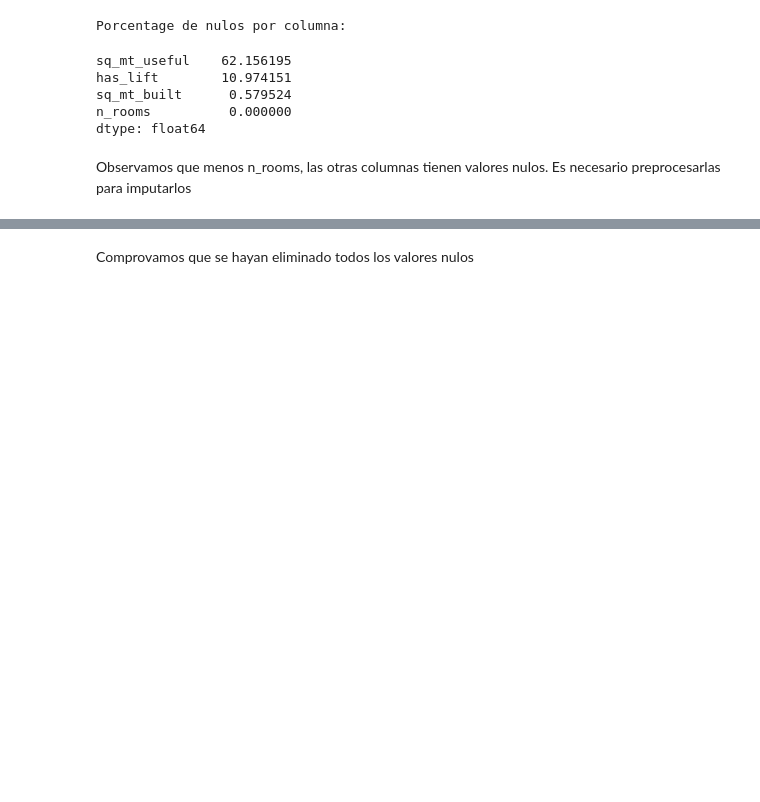
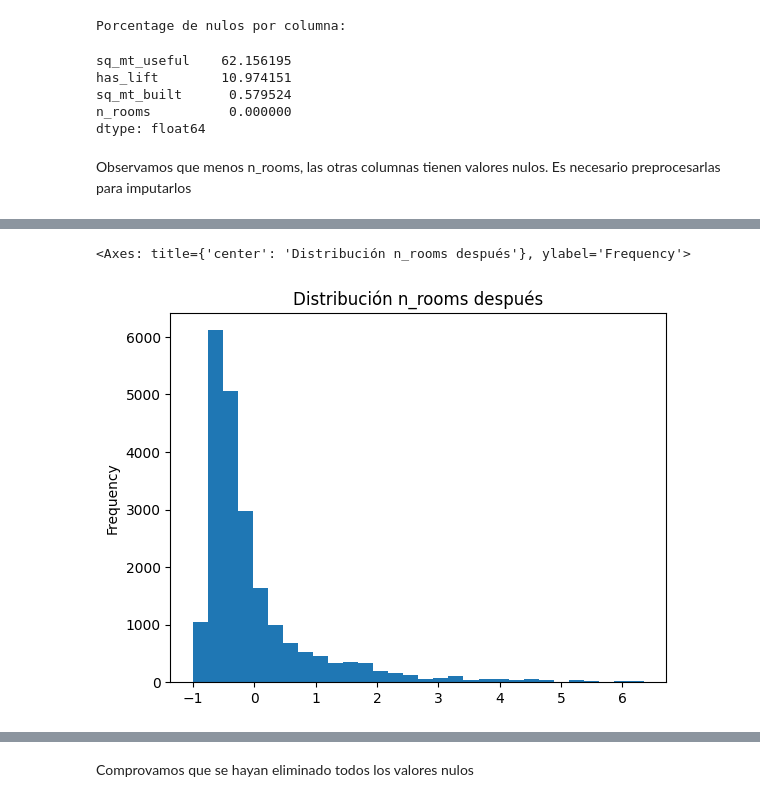
Before and after one commit to carleslobon/MD2, a Jupyter notebook: preprocessing/preprocessing_ricard.ipynb, the cells around one changed output, grey strips where cells are left out. Saved outputs shown, nothing was run; the diff lists cells and outputs as text; code cells hidden in the pictures; blank space fills up the shorter version.

```diff
--- a/preprocessing/preprocessing_ricard.ipynb
+++ b/preprocessing/preprocessing_ricard.ipynb
@@ -38 +46,8 @@ Observamos que menos n_rooms, las otras columnas tienen valores nulos. Es necesa
+# %%
+scaler = StandardScaler()
+df['n_rooms'] = scaler.fit_transform(df[['sq_mt_built']])
+df['n_rooms'].plot(kind='hist', bins=30, title='Distribución n_rooms después')
+# %% [output]
+<Axes: title={'center': 'Distribución n_rooms después'}, ylabel='Frequency'>
+[figure, added]
 # %% [markdown]
```
Also changed, not shown: parts of 14 cells of this notebook.
